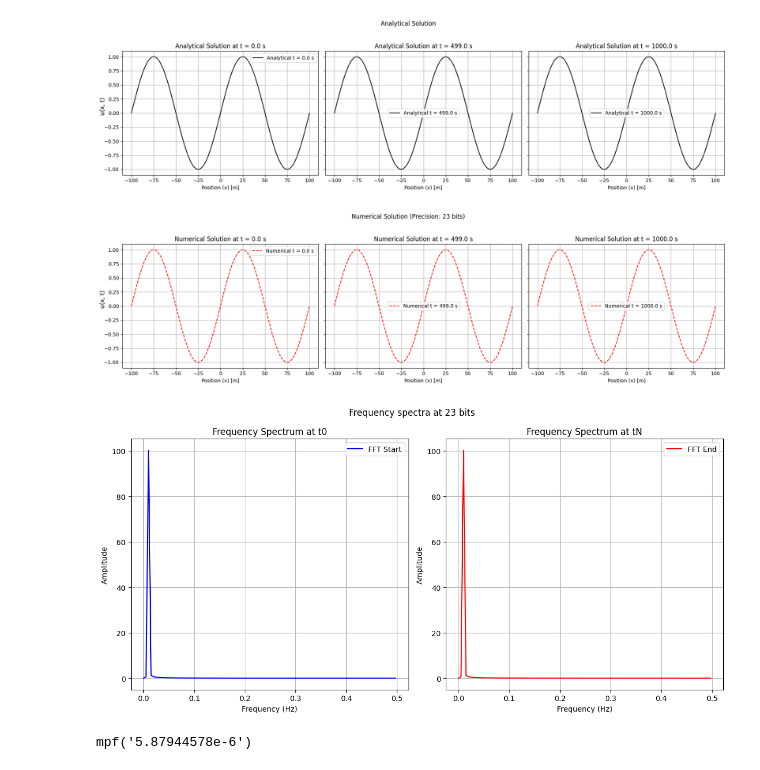
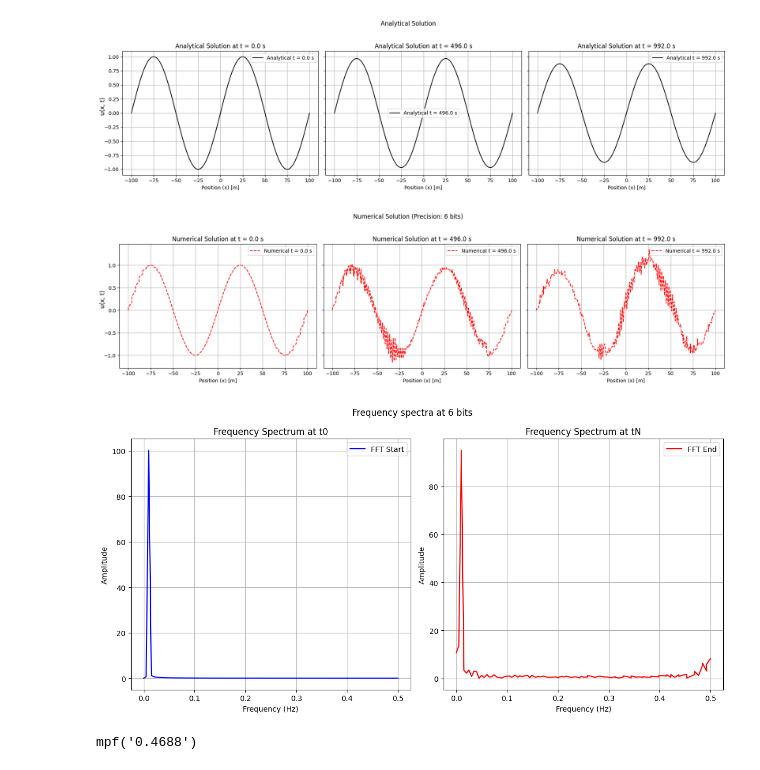
Before and after one commit to dt-17/Devito-UROP-MSci, a Jupyter notebook: scaled-mpmath-acoustic.ipynb, the cells around one changed output. Cells and saved outputs as stored; diff of their text form; code cells hidden in the pictures.

```diff
--- a/scaled-mpmath-acoustic.ipynb
+++ b/scaled-mpmath-acoustic.ipynb
@@ -4,7 +4,7 @@ from mpmath import mp, mpf, sin, pi, fadd, fsub, fmul, fdiv, fabs, fsum
 import matplotlib.pyplot as plt
 # %%
 # Set precision
-mp.prec = 23
+mp.prec = 6
 
 # Constants
 L = mpf(100)                 # Half-length of the domain in meters
@@ -18,19 +18,27 @@ x = [mpf(val) for val in np.linspace(float(-L), float(L), N)]  # Spatial grid as
 # Total time steps
 Nt = int(T / dt) + 1
 
+# Separate variables for analytical solution using NumPy
+L_np = float(L)  # Half-length of the domain in meters for NumPy
+c_np = float(c)  # Wave speed in m/s for NumPy
+x_np = np.linspace(-L_np, L_np, N)  # Spatial grid for NumPy
+
+# Total time steps
+Nt = int(T / dt) + 1
+
+# Analytical Solution (uses separate NumPy variables)
+def analytical_solution_numpy(x_np, t, c_np, L_np):
+    t_np = float(t)  # Convert time to float
+    return np.cos(2 * np.pi * c_np * t_np / L_np) * np.sin(2 * np.pi * x_np / L_np)
+
 # Initialize the wave field
-u = [sin(2 * pi * x_i / L) for x_i in x]  # Initial condition u(x, 0)
+u = analytical_solution_numpy(x_np, 0, c_np, L_np)  # Initial condition u(x, 0)
 u_prev = u.copy()                         # Initial velocity is zero: u_t(x, 0) = 0
 u_next = [mpf(0)] * N                     # Placeholder for the next time step
 
 # Dynamic time indices for plotting
 plot_times = [0, Nt // 2 - 1, Nt - 1]  # Start, middle, and end of the time range
 u_num_at_t = {}
-
-# Separate variables for analytical solution using NumPy
-L_np = float(L)  # Half-length of the domain in meters for NumPy
-c_np = float(c)  # Wave speed in m/s for NumPy
-x_np = np.linspace(-L_np, L_np, N)  # Spatial grid for NumPy
 
 # Main time evolution loop
 for n in range(Nt):
@@ -58,12 +66,6 @@ for n in range(Nt):
     # Update arrays for the next time step
     u_prev = u.copy()
     u = u_next.copy()
-
-
-# Analytical Solution (uses separate NumPy variables)
-def analytical_solution_numpy(x_np, t, c_np, L_np):
-    t_np = float(t)  # Convert time to float
-    return np.cos(2 * np.pi * c_np * t_np / L_np) * np.sin(2 * np.pi * x_np / L_np)
 
 ## Plotting the analytical solution
 fig1, axs1 = plt.subplots(1, 3, figsize=(18, 5), sharey=True)
@@ -78,35 +80,35 @@ for i, idx in enumerate(plot_times):
     axs1[i].set_title(f"Analytical Solution at t = {float(t)} s")
     axs1[i].legend()
     axs1[i].grid(True)
 
 # Set global y-axis label
 fig1.supylabel("u(x, t)")
 fig1.suptitle("Analytical Solution")
 plt.tight_layout(rect=[0, 0, 1, 0.95])
 
 # Plotting the numerical solution
 fig2, axs2 = plt.subplots(1, 3, figsize=(18, 5), sharey=True)
 for i, idx in enumerate(plot_times):
     t = idx * dt
     # Retrieve the numerical solution for the mapped time index
     u_num = u_num_at_t[idx]
     axs2[i].plot([float(x_i) for x_i in x], [float(u_n) for u_n in u_num], 'r--', label=f"Numerical t = {float(t)} s")
 
     # Plot formatting
     axs2[i].set_xlabel("Position (x) [m]")
     axs2[i].set_title(f"Numerical Solution at t = {float(t)} s")
     axs2[i].legend()
     axs2[i].grid(True)
 
 # Set global y-axis label
 fig2.supylabel("u(x, t)")
 fig2.suptitle(f"Numerical Solution (Precision: {mp.prec} bits)")
 plt.tight_layout(rect=[0, 0, 1, 0.95])
 
 plt.show()
 # %% [output]
-[figure, old version]
+[figure, new version]
-[figure, old version]
+[figure, new version]
 # %%
 def fft_plot(u_values=u_num_at_t, dt=dt):
     # Extract the wavefield at the start and final time steps
@@ -162,11 +164,11 @@ def fft_plot(u_values=u_num_at_t, dt=dt):
 
 fft_plot()
 # %% [output]
-[figure, old version]
+[figure, new version]
 # %%
 an_sol = analytical_solution_numpy(x_np, plot_times[2], c_np, L_np)
 num_sol = u_num_at_t[plot_times[2]]
 error = np.max(np.abs(an_sol - num_sol))
 error
 # %% [output]
-mpf('5.87944578e-6')
+mpf('0.4688')
```
Also changed, not shown: parts of 1 cell of this notebook.
